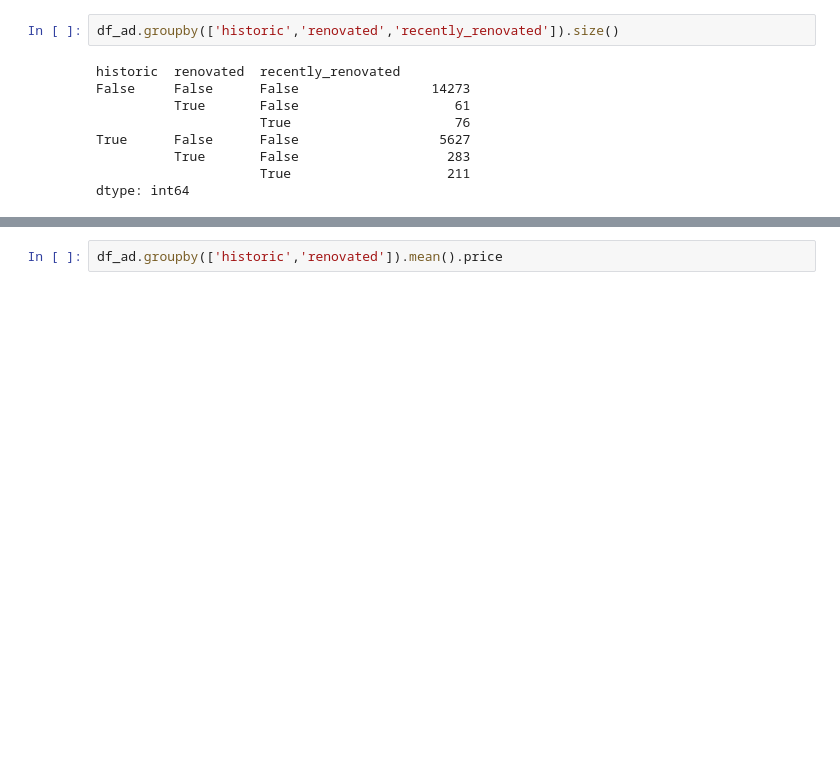
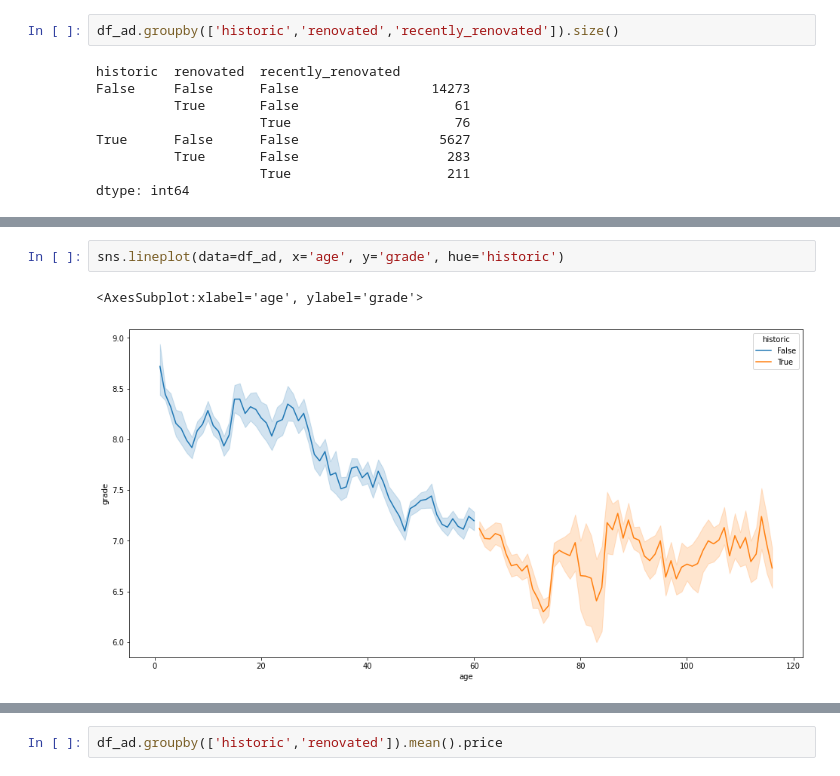
Before and after one commit to felix-roc/ds-projects-EDA, a Jupyter notebook: EDA.ipynb, the cells around one changed output, grey strips where cells are left out. Cells and saved outputs as stored; diff of their text form; blank space fills up the shorter version.

```diff
--- a/EDA.ipynb
+++ b/EDA.ipynb
@@ -375,0 +429,5 @@ sns.lineplot(data=df_ad, x='age', y='price', hue='historic')
+# %%
+sns.lineplot(data=df_ad, x='age', y='grade', hue='historic')
+# %% [output]
+<AxesSubplot:xlabel='age', ylabel='grade'>
+[figure, added]
```
Also changed, not shown: parts of 51 cells of this notebook, 1 other file.
